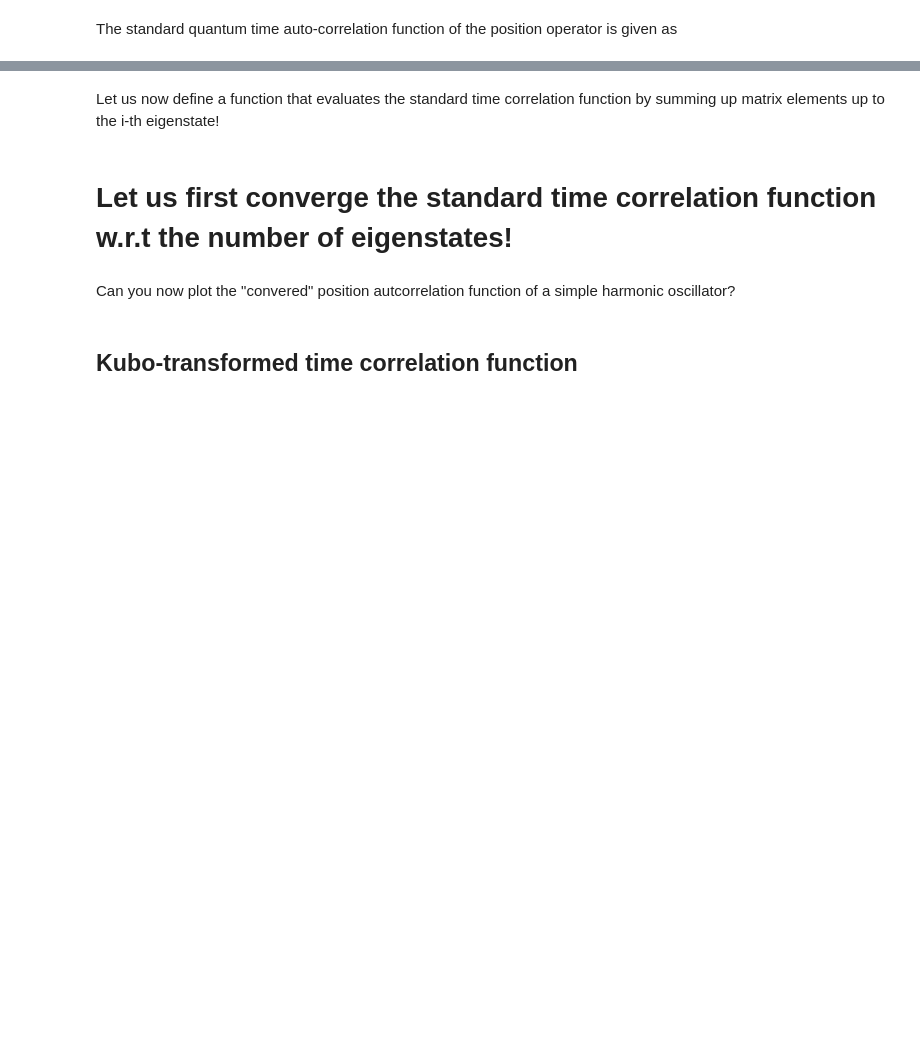
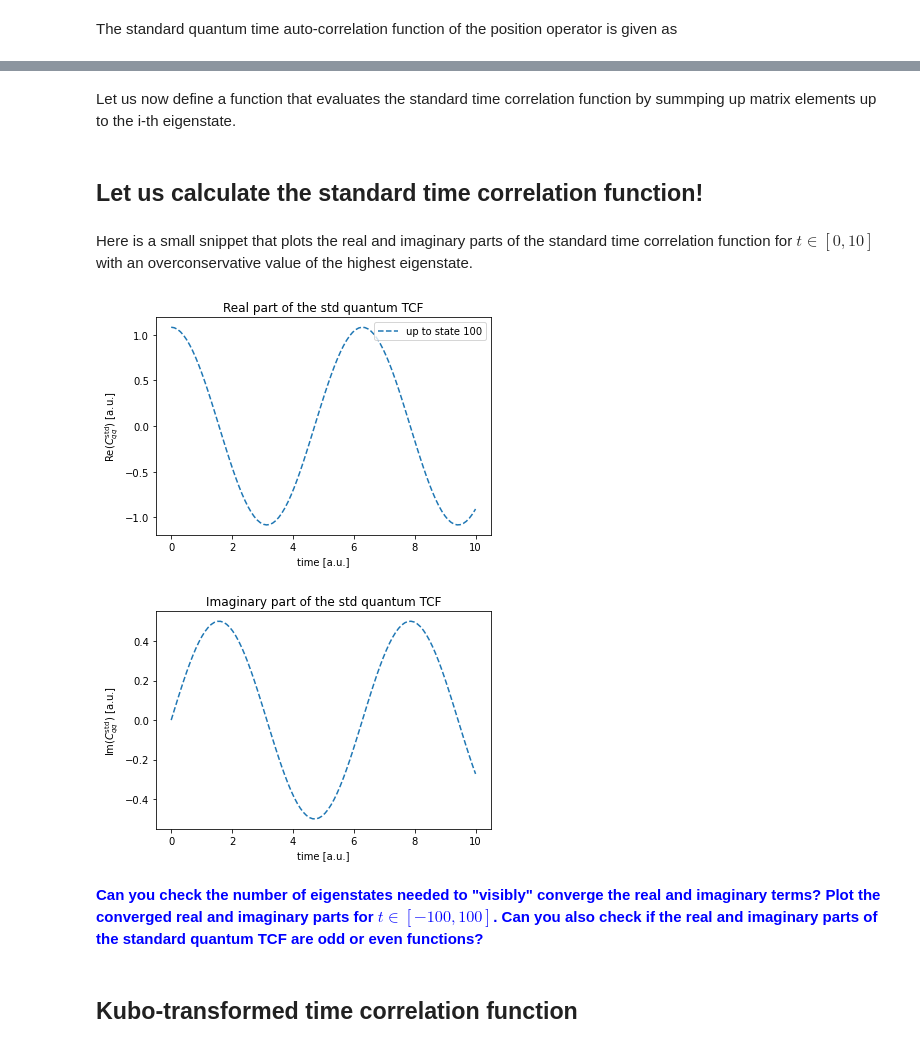
Before and after one commit to i-pi/pimd-mooc, a Jupyter notebook: 3-rpmd.ipynb, the cells around one changed output, grey strips where cells are left out. Saved outputs shown, nothing was run; the diff lists cells and outputs as text; code cells hidden in the pictures; blank space fills up the shorter version.

Commit message:
Updated the RPMD notebook. Included a number of exercises for the user to try out.

```diff
--- a/3-rpmd.ipynb
+++ b/3-rpmd.ipynb
@@ -95,7 +103,7 @@ def qij(i, j, omega=1):
 # %% [markdown]
-Let us now define a function that evaluates the standard time correlation function by summing up matrix elements up to the i-th eigenstate!
+Let us now define a function that evaluates the standard time correlation function by summping up matrix elements up to the i-th eigenstate.
 # %%
-def Cqq_std(t, omega=1, i_max=20):
+def Cqq_std(t, omega=1, i_max=100):
     """
     Calculates the standard quantum time correlation function of a simple harmonic oscillator
     by considering the first i_max eigenstates.
@@ -108,10 +116,10 @@ def Cqq_std(t, omega=1, i_max=20):
 
         sumj = 0
         for j in range(0, i + 2):
-            sumj += np.exp(-1j * (Ei(i) - Ei(j)) * t / hbar) * qij(i,j) * qij(j,i)
+            sumj += np.exp(-1j * (Ei(i, omega) - Ei(j, omega)) * t / hbar) * qij(i,j) * qij(j,i)
 
-        rc += sumj * np.exp (-beta * Ei(i))
-        rz += np.exp (-beta * Ei(i))
+        rc += sumj * np.exp (-beta * Ei(i, omega))
+        rz += np.exp (-beta * Ei(i, omega))
 
 
     if i_max > 0:
@@ -119,26 +127,26 @@ def Cqq_std(t, omega=1, i_max=20):
     else:
         return t * 0
 # %% [markdown]
-# Let us first converge the standard time correlation function w.r.t the number of eigenstates!
+## Let us calculate the standard time correlation function!
+# %% [markdown]
+Here is a small snippet that plots the real and imaginary parts of the standard time correlation function for $t \in [0, 10]$ with an overconservative value of the highest eigenstate.
 # %%
-t = np.linspace(-10,10, 100)
-i_max = 10
+t = np.linspace(0,10, 100)
+i_max = 100
 
-plt.title('Convergence of Re' + r'($C^{\mathrm{std}}_{qq}$)' + ' with the number of eigenstates')
+plt.title('Real part of the std quantum TCF')
 plt.xlabel('time [a.u.]')
 plt.ylabel('Re($C^{\mathrm{std}}_{qq}$) [a.u.]')
-for i in range(2, i_max, 2):
-    plt.plot(t, np.real(Cqq_std(t, 1, i)), label= 'up to ' +  str(i) + '-th state', ls='--')
+plt.plot(t, np.real(Cqq_std(t, 1, i_max)), label= 'up to state ' +  str(i_max), ls='--')
 plt.legend()
 plt.show()
 
 
-plt.title('Convergence of Im($C_{qq}$) with the number of eigenstates')
+plt.title('Imaginary part of the std quantum TCF')
 plt.xlabel('time [a.u.]')
 plt.ylabel('Im($C^{\mathrm{std}}_{qq}$) [a.u.]')
-for i in range(2, i_max, 2):
-    plt.plot(t, np.imag(Cqq_std(t, 1, i)), label= 'up to ' +  str(i) + '-th state', ls='--')
-plt.legend()
+plt.plot(t, np.imag(Cqq_std(t, 1, i_max)), label= 'up to state ' +  str(i_max), ls='--')
 plt.show()
+# %% [output]
+[figure, added]
+[figure, added]
-# %% [markdown]
-Can you now plot the "convered" position autcorrelation function of a simple harmonic oscillator?
@@ -153,0 +153,2 @@ plt.show()
+# %% [markdown]
+<p style="color:blue; font-weight:bold"> Can you check the number of eigenstates needed to "visibly" converge the real and imaginary terms? Plot the converged real and imaginary parts for $t \in [-100, 100]$. Can you also check if the real and imaginary parts of the standard quantum TCF are odd or even functions? </p>
```
Also changed, not shown: parts of 57 cells of this notebook, 1 other file.
